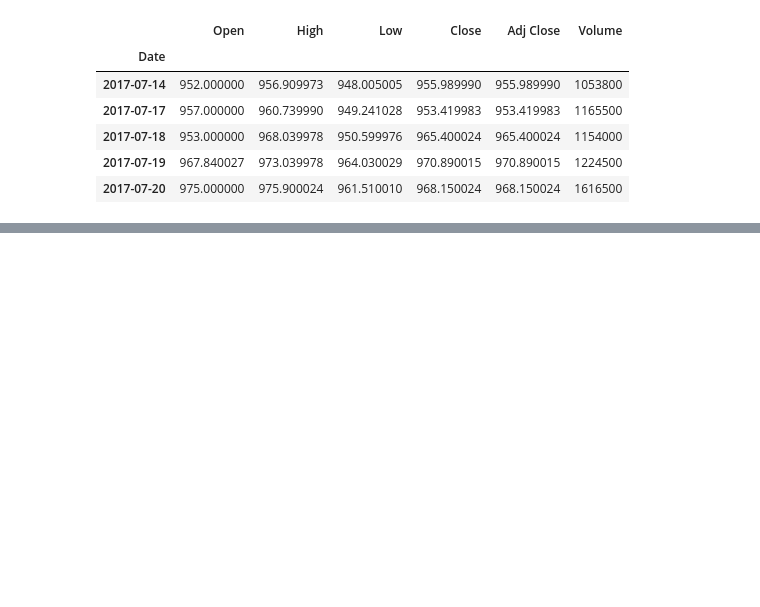
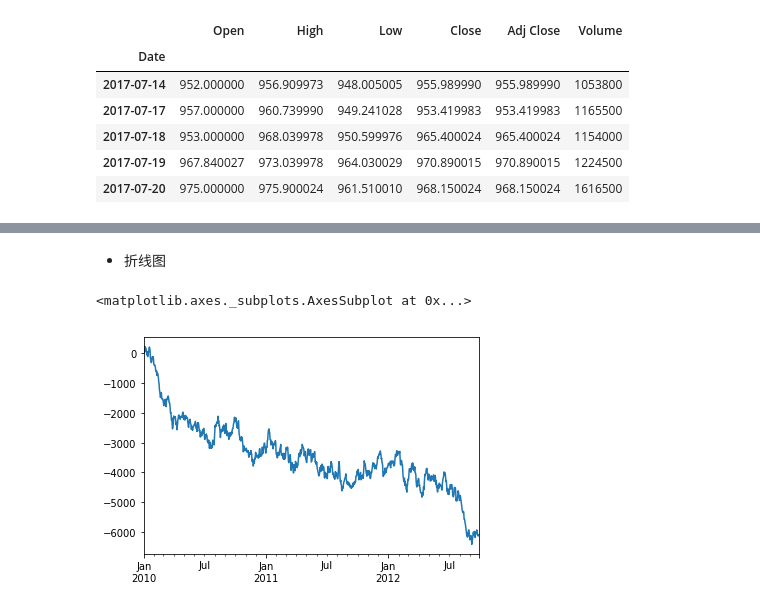
Before and after one commit to ZeweiChu/pandas-tutorial, a Jupyter notebook: 2017-Nov/pandas-2.ipynb, the cells around one changed output, grey strips where cells are left out. Drawn from its saved outputs; the diff is of its cells as text; code cells hidden in the pictures; blank space fills up the shorter version.

```diff
--- a/2017-Nov/pandas-2.ipynb
+++ b/2017-Nov/pandas-2.ipynb
@@ -529,0 +121,2 @@ download stock data from yahoo finance, and use read_csv to create dataframe, an
+# %% [markdown]
+- 折线图
@@ -529,0 +125,7 @@ download stock data from yahoo finance, and use read_csv to create dataframe, an
+# %%
+ts = pd.Series(np.random.randn(1000)*100, index = pd.date_range("1/1/2010", periods=1000))
+ts = ts.cumsum()
+ts.plot()
+# %% [output]
+<matplotlib.axes._subplots.AxesSubplot at 0x...>
+[figure, added]
```
Also changed, not shown: parts of 200 cells of this notebook, 4 other files.
